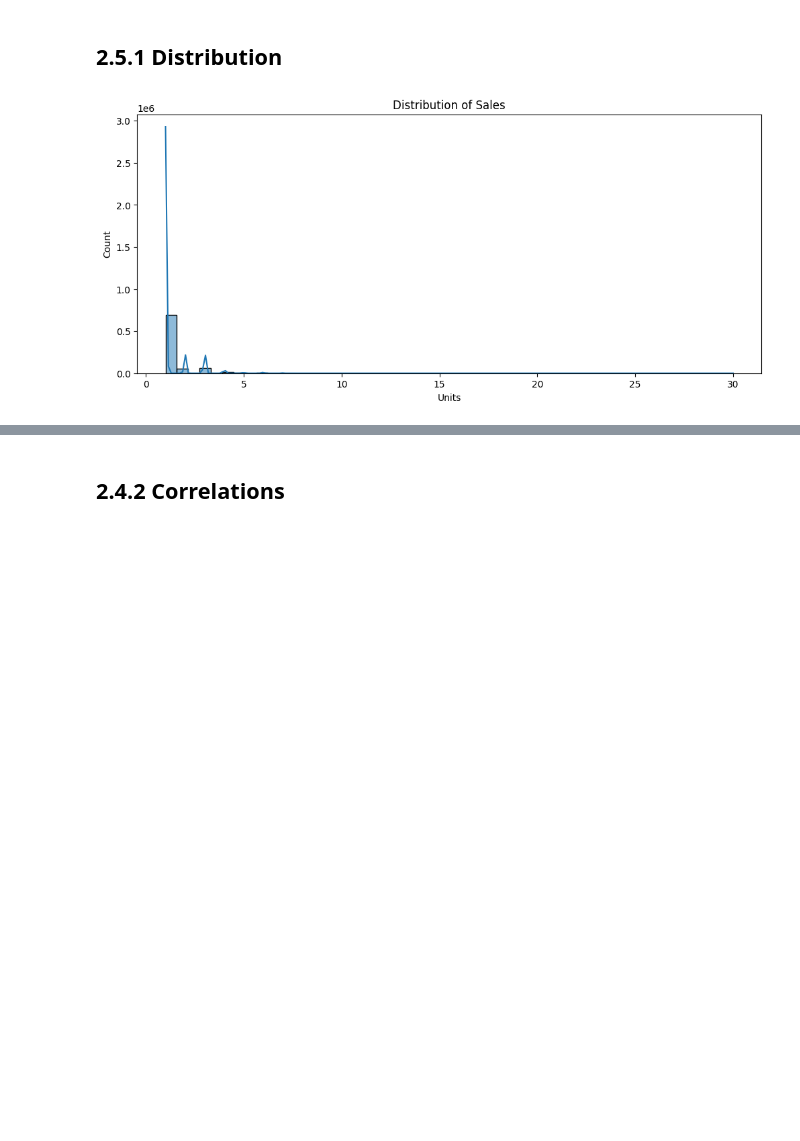
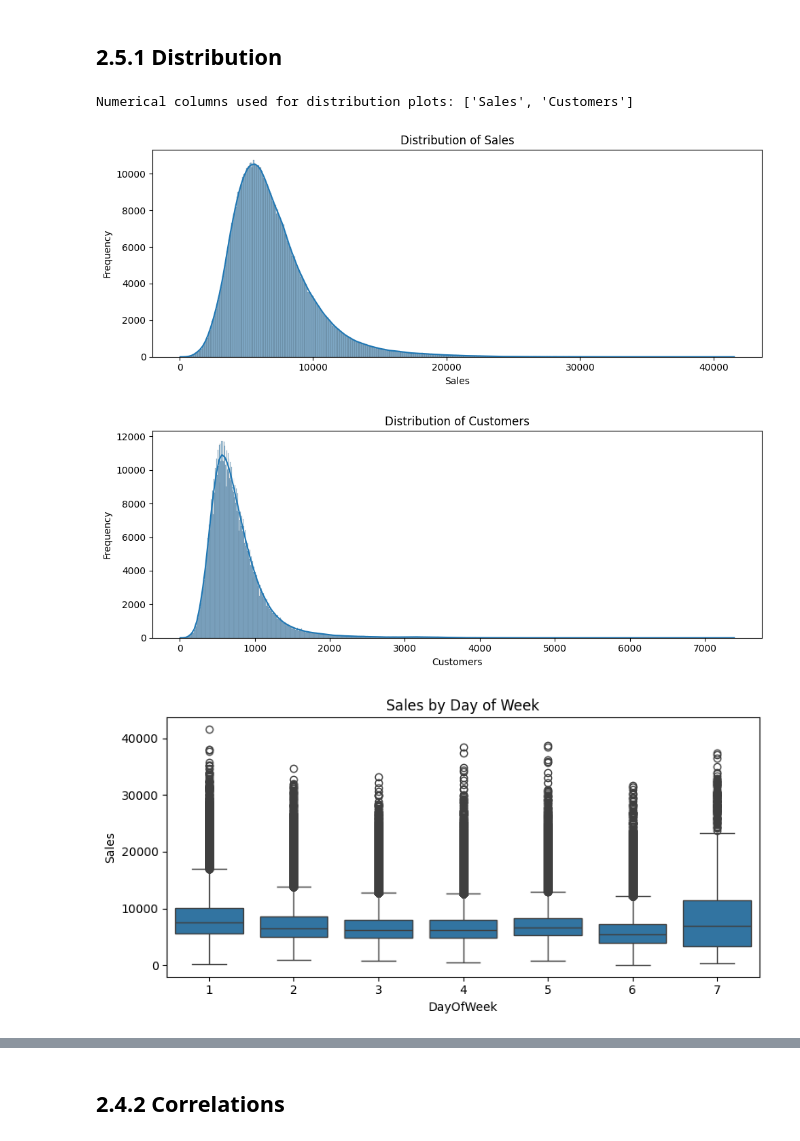
Before and after one commit to Mrschiss/IndusAnalProj, a Jupyter notebook: src/analytics_Project_Structure.ipynb, the cells around one changed output, grey strips where cells are left out. Cells and saved outputs as stored; diff of their text form; code cells hidden in the pictures; blank space fills up the shorter version.

Commit message:
Added data exploration report

```diff
--- a/src/analytics_Project_Structure.ipynb
+++ b/src/analytics_Project_Structure.ipynb
@@ -537,10 +690,73 @@ merged.nsmallest(5,'Cost_Of_Goods_Sold')
 # %% [markdown]
 ## 2.5.1 Distribution
 # %%
-#Sales Distribution
-plt.figure(figsize=(12,5))
-sns.histplot(merged["Units"], bins=50, kde=True)
-plt.title("Distribution of Sales")
-plt.show()
+# ---------------------------------------------
+# 2.5.1 Distribution
+# ---------------------------------------------
+
+import matplotlib.pyplot as plt
+import seaborn as sns
+
+# Use the merged train+store dataset if available, else fallback
+try:
+    df_dist = df_train_store.copy()
+except NameError:
+    df_dist = df_train_clean.copy()
+
+# Ensure Sales and Customers exist
+num_cols = [col for col in ['Sales', 'Customers', 'CompetitionDistance'] if col in df_dist.columns]
+
+print("Numerical columns used for distribution plots:", num_cols)
+
+# ------------------------------------------------
+# HISTOGRAMS + KDE FOR NUMERICAL FEATURES
+# ------------------------------------------------
+for col in num_cols:
+    plt.figure(figsize=(10,4))
+    sns.histplot(df_dist[col], kde=True)
+    plt.title(f"Distribution of {col}")
+    plt.xlabel(col)
+    plt.ylabel("Frequency")
+    plt.tight_layout()
+    plt.show()
+
+# ------------------------------------------------
+# BOX PLOTS – SALES BY CATEGORICAL FEATURES
+# ------------------------------------------------
+
+# Sales by DayOfWeek
+if 'DayOfWeek' in df_dist.columns:
+    plt.figure(figsize=(8,4))
+    sns.boxplot(data=df_dist, x='DayOfWeek', y='Sales')
+    plt.title("Sales by Day of Week")
+    plt.tight_layout()
+    plt.show()
+
+# Sales by Promo
+if 'Promo' in df_dist.columns:
+    plt.figure(figsize=(6,4))
+    sns.boxplot(data=df_dist, x='Promo', y='Sales')
+    plt.title("Sales by Promo (0 = no promo, 1 = promo)")
+    plt.tight_layout()
+    plt.show()
+
+# Sales by SchoolHoliday
+if 'SchoolHoliday' in df_dist.columns:
+    plt.figure(figsize=(6,4))
+    sns.boxplot(data=df_dist, x='SchoolHoliday', y='Sales')
+    plt.title("Sales by School Holiday (0 = no, 1 = yes)")
+    plt.tight_layout()
+    plt.show()
+
+# Sales by StateHoliday
+if 'StateHoliday' in df_dist.columns:
+    plt.figure(figsize=(6,4))
+    sns.boxplot(data=df_dist, x='StateHoliday', y='Sales')
+    plt.title("Sales by State Holiday")
+    plt.tight_layout()
+    plt.show()
 # %% [output]
+Numerical columns used for distribution plots: ['Sales', 'Customers']
-[figure, old version]
+[figure, new version]
+[figure, added]
+[figure, added]
```
Also changed, not shown: parts of 10 cells of this notebook.
